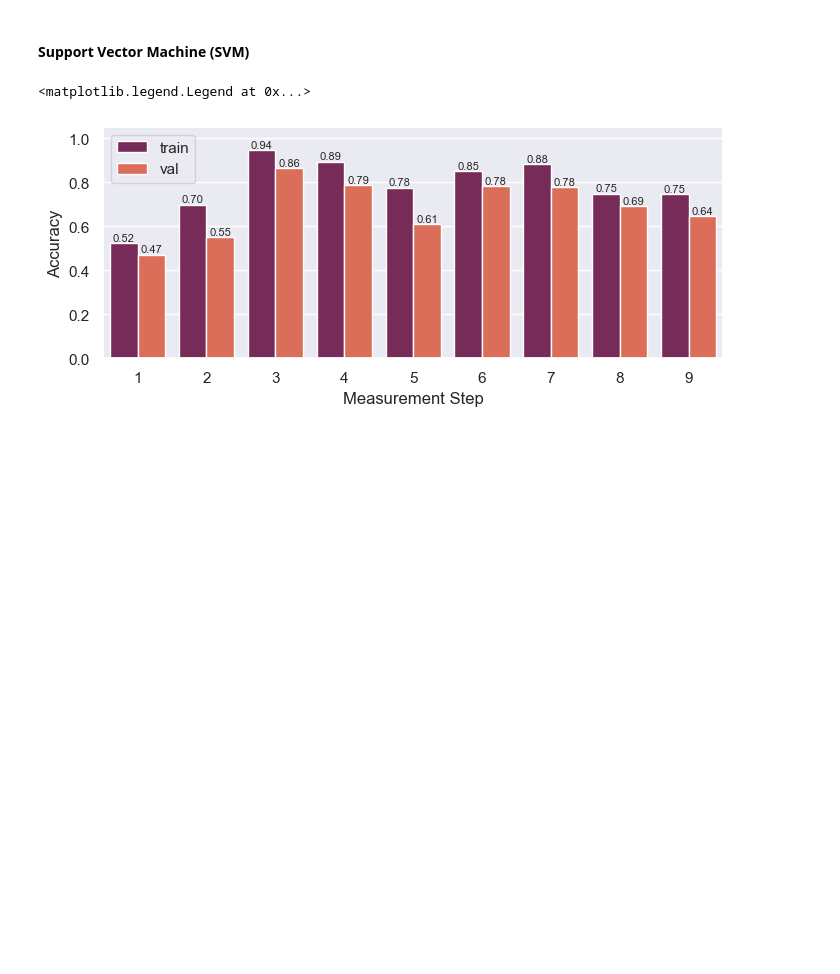
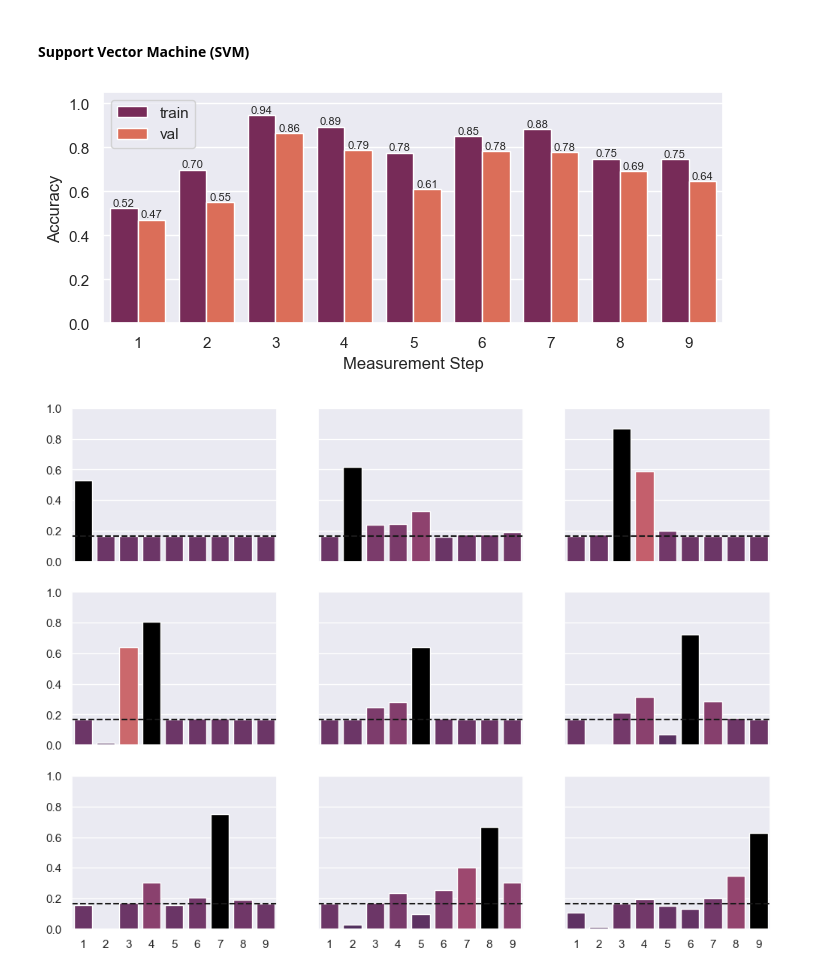
Before and after one commit to BenPrie/quantum-noise-ml, a Jupyter notebook: fingerprint-classifcation.ipynb, the cells around one changed output. Saved outputs shown, nothing was run; the diff lists cells and outputs as text; code cells hidden in the pictures; blank space fills up the shorter version.

```diff
--- a/fingerprint-classifcation.ipynb
+++ b/fingerprint-classifcation.ipynb
@@ -544,6 +594,7 @@ plt.show()
 #### Support Vector Machine (SVM)
 # %%
 # Build an SVM for each measurement step.
+models = {}
 stats = {}
 for step in tqdm(range(9), desc='Fitting SVMs'):
     # Define and fit a classifier on the training data.
@@ -558,25 +609,16 @@ for step in tqdm(range(9), desc='Fitting SVMs'):
     train_acc = sum(ys_train == ys_train_pred) / ys_train.shape[0]
     val_acc = sum(ys_val == ys_val_pred) / ys_val.shape[0]
 
-    # Remember the stats.
-    stats[step + 1] = [train_acc, val_acc]
+    # Remember the model and stats.
+    models[step] = svm_model
+    stats[step] = [train_acc, val_acc]
 # %%
 # Put the data into a DataFrame -- makes it easy to do grouped bar plots.
 svm_data = pd.DataFrame({
-    'Measurement Step' : list(stats.keys()) * 2,
+    'Measurement Step' : np.array(list(stats.keys()) * 2) + 1,
     'Accuracy' : [x for x, _ in stats.values()] + [x for _, x in stats.values()],
     'Dataset' : ['train'] * len(stats) + ['val'] * len(stats)
 })
-
-# Colour palette (https://stackoverflow.com/questions/36271302/changing-color-scale-in-seaborn-bar-plot).
-def colors_from_values(values, palette_name):
-    # normalize the values to range [0, 1]
-    normalized = (values - min(values)) / (max(values) - min(values))
-    # convert to indices
-    indices = np.round(normalized * (len(values) - 1)).astype(np.int32)
-    # use the indices to get the colors
-    palette = sns.color_palette(palette_name, len(values))
-    return np.array(palette).take(indices, axis=0)
 
 # Bar plot them.
 fig, ax = plt.subplots(1, 1, figsize=(8, 3))
@@ -589,6 +631,44 @@ for container in ax.containers:
 # Beautification.
 ax.set_ylim(0, 1.05)
 ax.legend(loc='upper left')
+
+plt.savefig('./figures/svm/single-measurement-training/performance-by-measurement-step.pdf', bbox_inches='tight')
 # %% [output]
-<matplotlib.legend.Legend at 0x...>
 [figure]
+# %%
+# For each model, evaluate on each time step to understand its generality.
+accs = {i : [] for i in models.keys()}
+for i, model in tqdm(models.items(), desc=f'Evaluating models'):
+    for step in range(9):
+        # Evaluate the model at this measurement step.
+        ys_pred = model.predict(xs_test[:,step,:])
+        accs[i].append(sum(ys_pred == ys_test) / len(ys_test))
+# %%
+# Create a grid of bar charts showing the performance of each model on each measurement step.
+fig, axes = plt.subplots(3, 3, figsize=(4*3, 3*3), sharey='row', sharex='col')
+
+# Colour palette.
+def colors_from_values(values, palette_name):
+    indices = np.round(np.array(values) * 100).astype(np.int32)
+    palette = sns.color_palette(palette_name, 100)
+    return np.array(palette).take(indices, axis=0)
+
+# Plot bars.
+for i, ax in enumerate(axes.flatten()):
+    # Set the i-th bar (the measurement step this model was trained on) to be black.
+    palette = colors_from_values(accs[i], 'flare_r')
+    palette[i] = [.0, .0, .0]
+
+    sns.barplot(x=np.arange(1, 10), y=accs[i], ax=ax, palette=palette)
+
+    # Add a dashed line on the performance achieved by random guessing.
+    ax.axhline(1/len(machines), color='k', linestyle='--')
+
+# Beautification.
+axes[0][0].set_ylim(0, 1)
+axes[1][0].set_ylim(0, 1)
+axes[2][0].set_ylim(0, 1)
+
+plt.savefig('./figures/svm/single-measurement-training/performance-across-all-measurement-steps.pdf', bbox_inches='tight')
+# %% [output]
+[figure, added]
```
Also changed, not shown: parts of 7 cells of this notebook, 5 other files.
